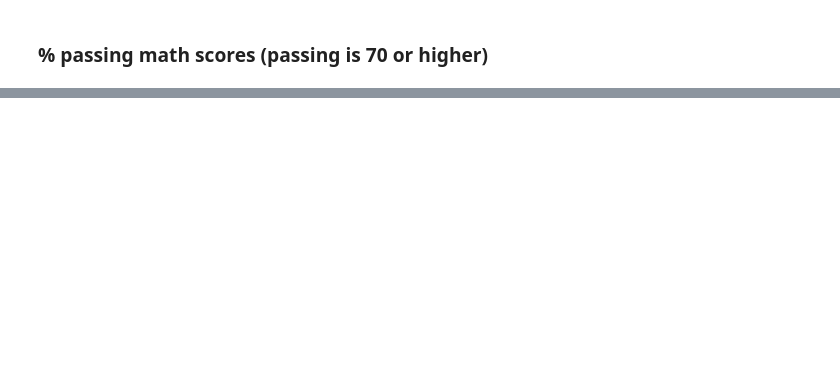
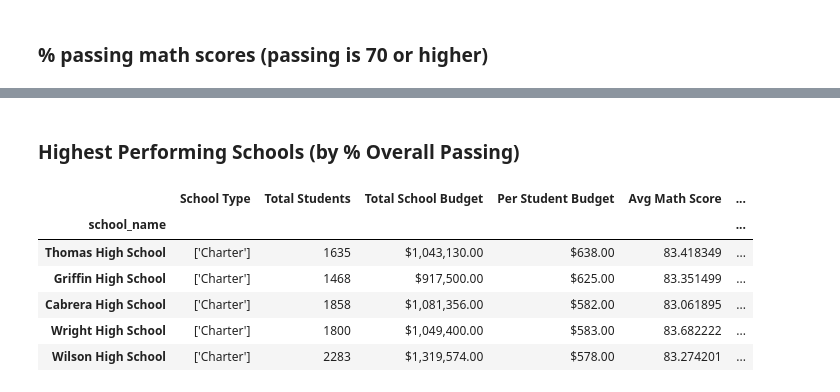
Before and after one commit to chris-yujin/pandas-challenge, a Jupyter notebook: PyCitySchools/PyCitySchools.ipynb, the cells around one changed output, grey strips where cells are left out. Cells and saved outputs as stored; diff of their text form; code cells hidden in the pictures; blank space fills up the shorter version.

```diff
--- a/PyCitySchools/PyCitySchools.ipynb
+++ b/PyCitySchools/PyCitySchools.ipynb
@@ -161,0 +474,18 @@ The average math score for the entire district is 81.87784018381414
+# %% [markdown]
+### Highest Performing Schools (by % Overall Passing)
+# %%
+#sort the schools by % Overall Passing in descending order
+per_school_summary.sort_values(by='% Overall Passing', ascending=False).head()
+
+# save into a DataFrame called "top_schools"
+
+top_schools = per_school_summary.sort_values(by='% Overall Passing', ascending=False).head()
+top_schools
+# %% [output]
+|  | School Type | Total Students | Total School Budget | Per Student Budget | Avg Math Score | ... |
+| school_name |  |  |  |  |  | ... |
+| Thomas High School | ['Charter'] | 1635 | $1,043,130.00 | $638.00 | 83.418349 | ... |
+| Griffin High School | ['Charter'] | 1468 | $917,500.00 | $625.00 | 83.351499 | ... |
+| Cabrera High School | ['Charter'] | 1858 | $1,081,356.00 | $582.00 | 83.061895 | ... |
+| Wright High School | ['Charter'] | 1800 | $1,049,400.00 | $583.00 | 83.682222 | ... |
+| Wilson High School | ['Charter'] | 2283 | $1,319,574.00 | $578.00 | 83.274201 | ... |
```
Also changed, not shown: parts of 34 cells of this notebook, 1 other file.
